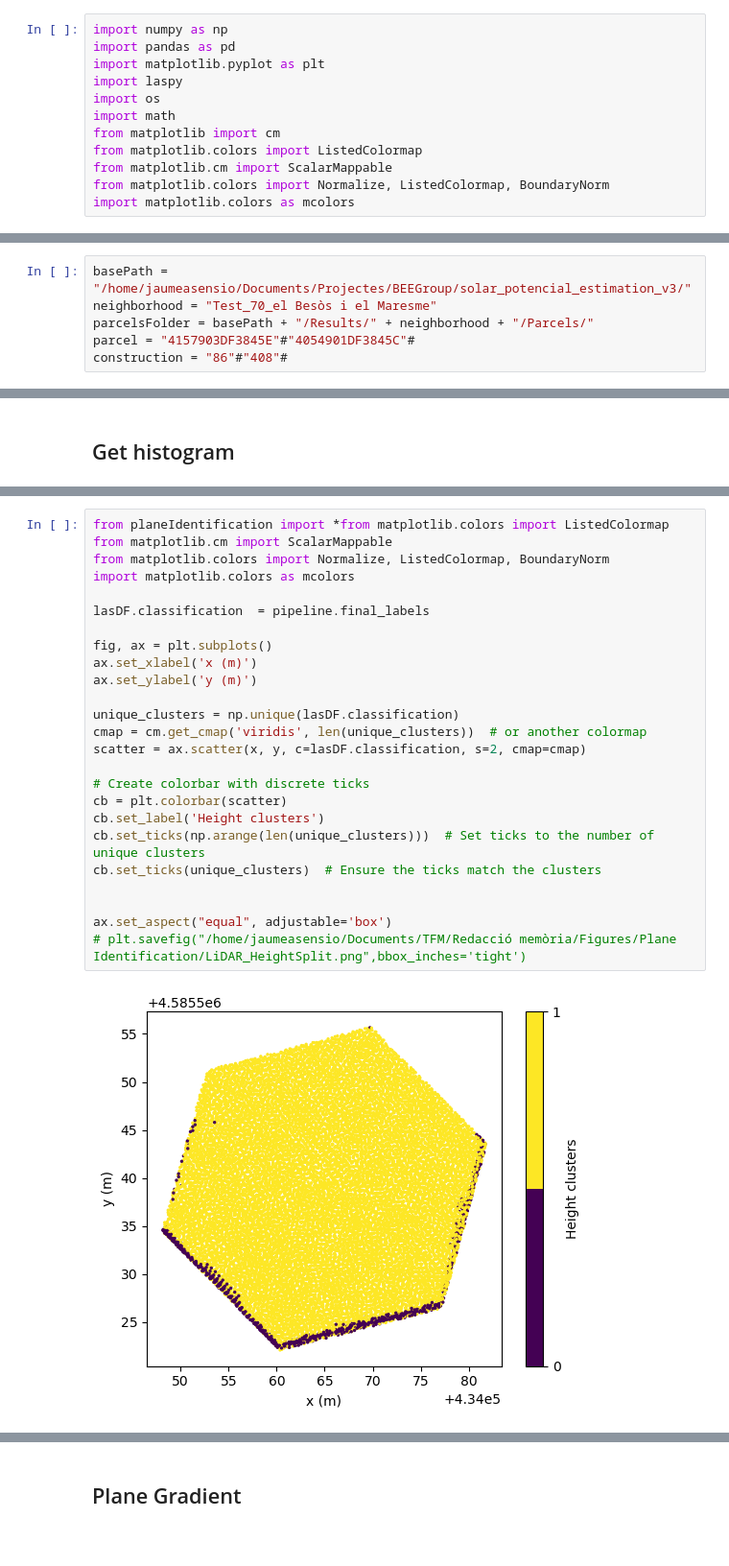
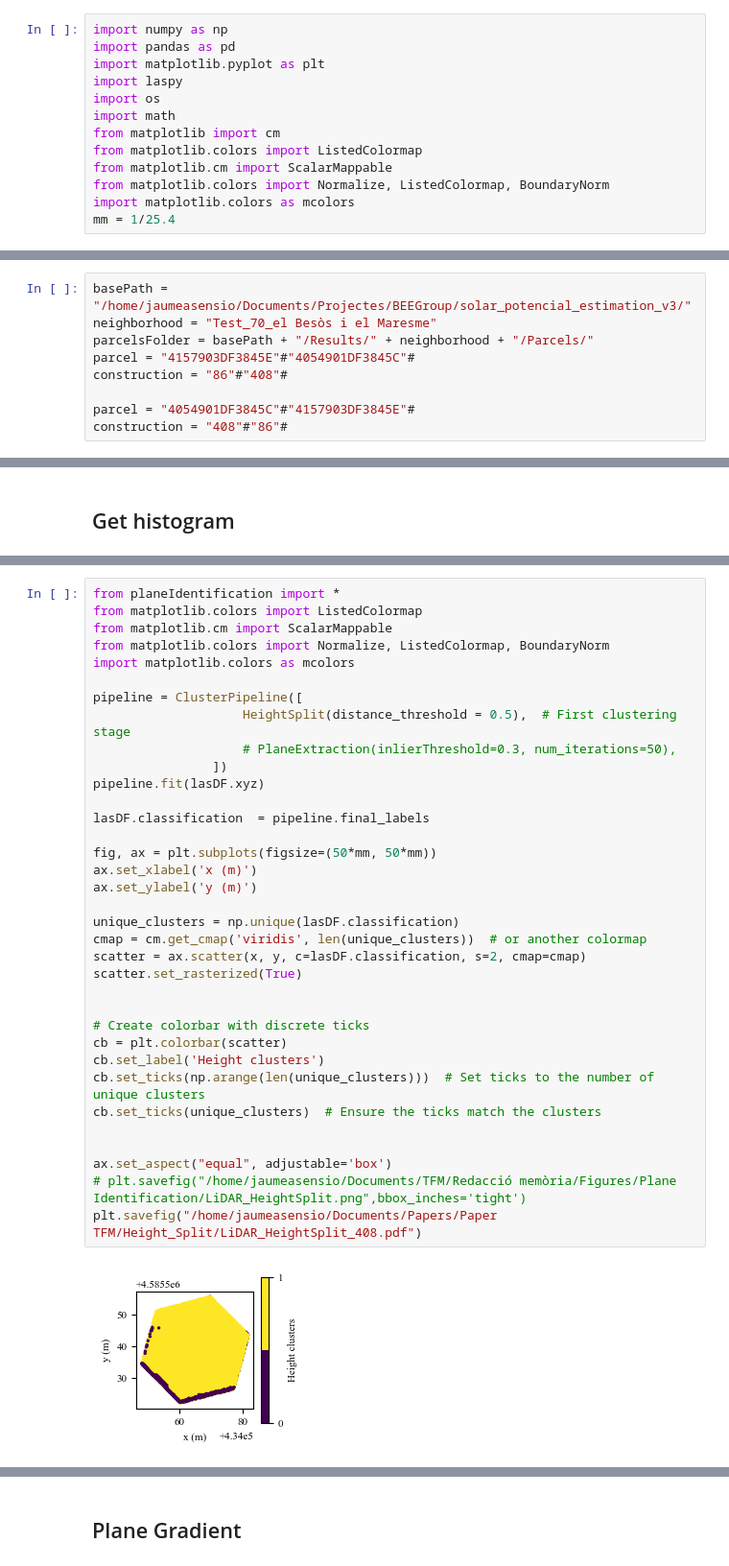
Before and after one commit to BeeGroup-cimne/solar_potencial_estimation_v3, a Jupyter notebook: Scripts/Plane_Identification_Revised/nov22/generateReportImages.ipynb, the cells around one changed output, grey strips where cells are left out. Shown: that part at 96% size. Drawn from its saved outputs; the diff is of its cells as text.

```diff
--- a/Scripts/Plane_Identification_Revised/nov22/generateReportImages.ipynb
+++ b/Scripts/Plane_Identification_Revised/nov22/generateReportImages.ipynb
@@ -10,6 +10,7 @@ from matplotlib.colors import ListedColormap
 from matplotlib.cm import ScalarMappable
 from matplotlib.colors import Normalize, ListedColormap, BoundaryNorm
 import matplotlib.colors as mcolors
+mm = 1/25.4
 # %% [markdown]
 # Sample building
 # %%
@@ -18,6 +19,9 @@ neighborhood = "Test_70_el Besòs i el Maresme"
 parcelsFolder = basePath + "/Results/" + neighborhood + "/Parcels/"
 parcel = "4157903DF3845E"#"4054901DF3845C"#
 construction = "86"#"408"#
+
+parcel = "4054901DF3845C"#"4157903DF3845E"#
+construction = "408"#"86"#
 # %% [markdown]
 ## Plot LiDAR data
 # %%
@@ -77,27 +119,37 @@ plt.savefig("/home/jaumeasensio/Documents/TFM/Redacció memòria/Figures/Plane I
 # %%
-from planeIdentification import *from matplotlib.colors import ListedColormap
+from planeIdentification import *
+from matplotlib.colors import ListedColormap
 from matplotlib.cm import ScalarMappable
 from matplotlib.colors import Normalize, ListedColormap, BoundaryNorm
 import matplotlib.colors as mcolors
 
+pipeline = ClusterPipeline([
+                    HeightSplit(distance_threshold = 0.5),  # First clustering stage
+                    # PlaneExtraction(inlierThreshold=0.3, num_iterations=50),
+                ])
+pipeline.fit(lasDF.xyz)
+
 lasDF.classification  = pipeline.final_labels
 
-fig, ax = plt.subplots()
+fig, ax = plt.subplots(figsize=(50*mm, 50*mm))
 ax.set_xlabel('x (m)')
 ax.set_ylabel('y (m)')
 
 unique_clusters = np.unique(lasDF.classification)
 cmap = cm.get_cmap('viridis', len(unique_clusters))  # or another colormap
 scatter = ax.scatter(x, y, c=lasDF.classification, s=2, cmap=cmap)
+scatter.set_rasterized(True)
+
 
 # Create colorbar with discrete ticks
 cb = plt.colorbar(scatter)
 cb.set_label('Height clusters')
 cb.set_ticks(np.arange(len(unique_clusters)))  # Set ticks to the number of unique clusters
 cb.set_ticks(unique_clusters)  # Ensure the ticks match the clusters
 
 
 ax.set_aspect("equal", adjustable='box')
 # plt.savefig("/home/jaumeasensio/Documents/TFM/Redacció memòria/Figures/Plane Identification/LiDAR_HeightSplit.png",bbox_inches='tight')
+plt.savefig("/home/jaumeasensio/Documents/Papers/Paper TFM/Height_Split/LiDAR_HeightSplit_408.pdf")
 # %% [output]
-[figure, old version]
+[figure, new version]
```
Also changed, not shown: parts of 12 cells of this notebook, 50 other files.
